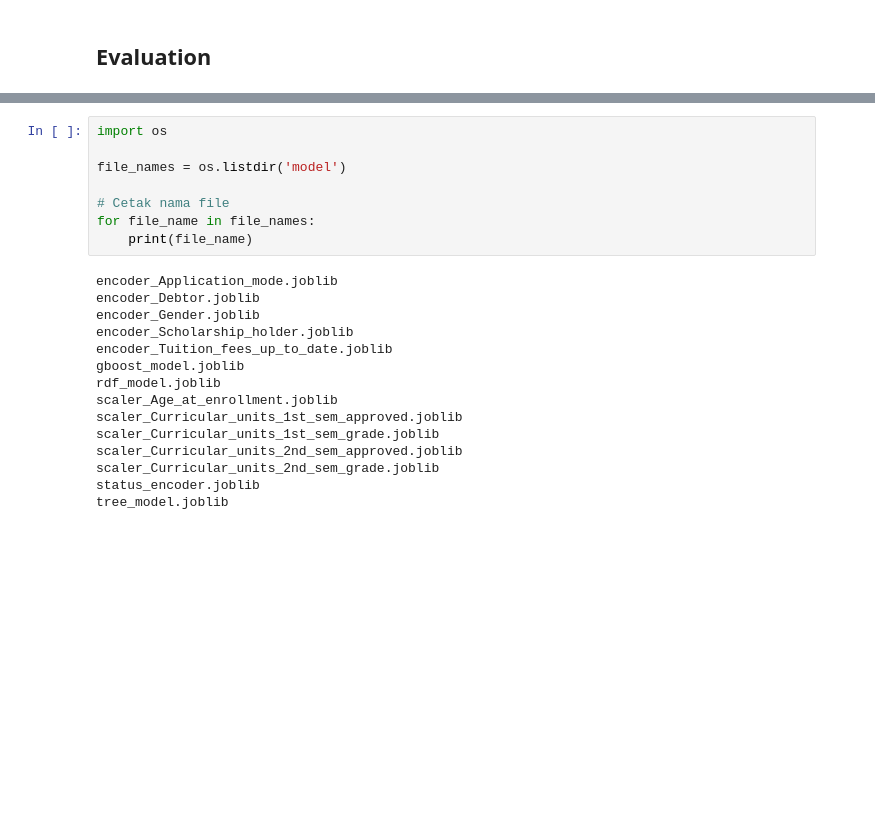
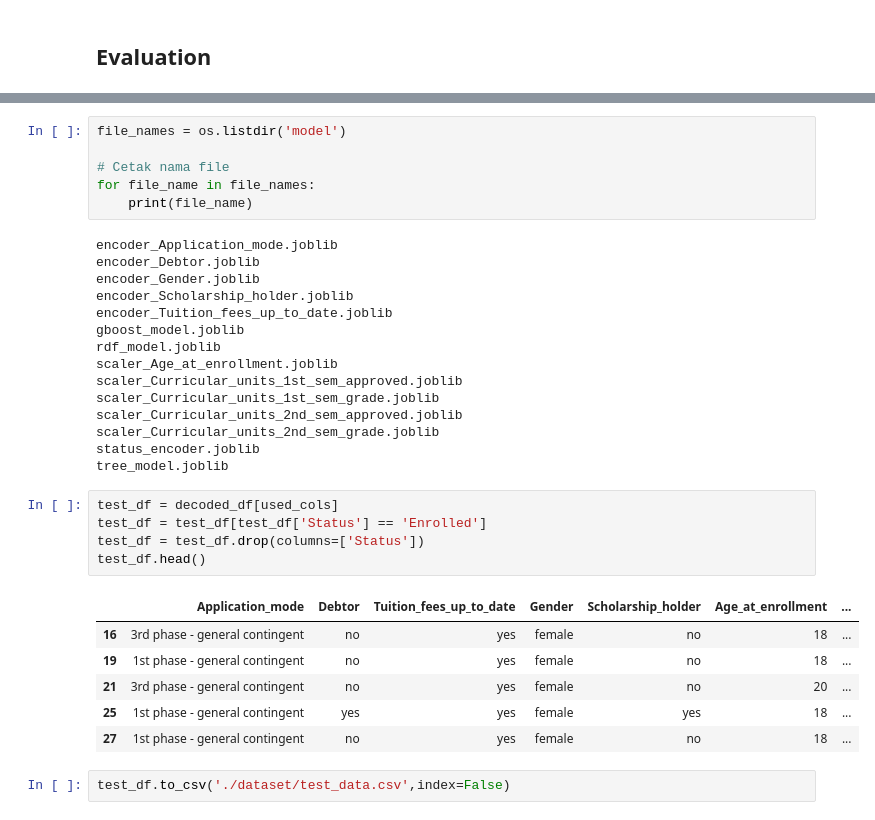
Before and after one commit to labibaf/Sudent_Performance_Analysis, a Jupyter notebook: notebook.ipynb, the cells around one changed output, grey strips where cells are left out. Cells and saved outputs as stored; diff of their text form; blank space fills up the shorter version.

```diff
--- a/notebook.ipynb
+++ b/notebook.ipynb
@@ -692,8 +686,6 @@ weighted avg       0.93      0.93      0.93       884
 Best model: GradientBoostingClassifier(max_depth=8, max_features='sqrt', n_estimators=300,
                            random_state=123), dengan accuracy: 0.9321266968325792
 # %%
-import os
-
 file_names = os.listdir('model')
 
 # Cetak nama file
@@ -714,3 +706,17 @@ scaler_Curricular_units_2nd_sem_approved.joblib
 scaler_Curricular_units_2nd_sem_grade.joblib
 status_encoder.joblib
 tree_model.joblib
+# %%
+test_df = decoded_df[used_cols]
+test_df = test_df[test_df['Status'] == 'Enrolled']
+test_df = test_df.drop(columns=['Status'])
+test_df.head()
+# %% [output]
+|  | Application_mode | Debtor | Tuition_fees_up_to_date | Gender | Scholarship_holder | Age_at_enrollment | ... |
+| 16 | 3rd phase - general contingent | no | yes | female | no | 18 | ... |
+| 19 | 1st phase - general contingent | no | yes | female | no | 18 | ... |
+| 21 | 3rd phase - general contingent | no | yes | female | no | 20 | ... |
+| 25 | 1st phase - general contingent | yes | yes | female | yes | 18 | ... |
+| 27 | 1st phase - general contingent | no | yes | female | no | 18 | ... |
+# %%
+test_df.to_csv('./dataset/test_data.csv',index=False)
```
Also changed, not shown: parts of 9 cells of this notebook, 8 other files.
